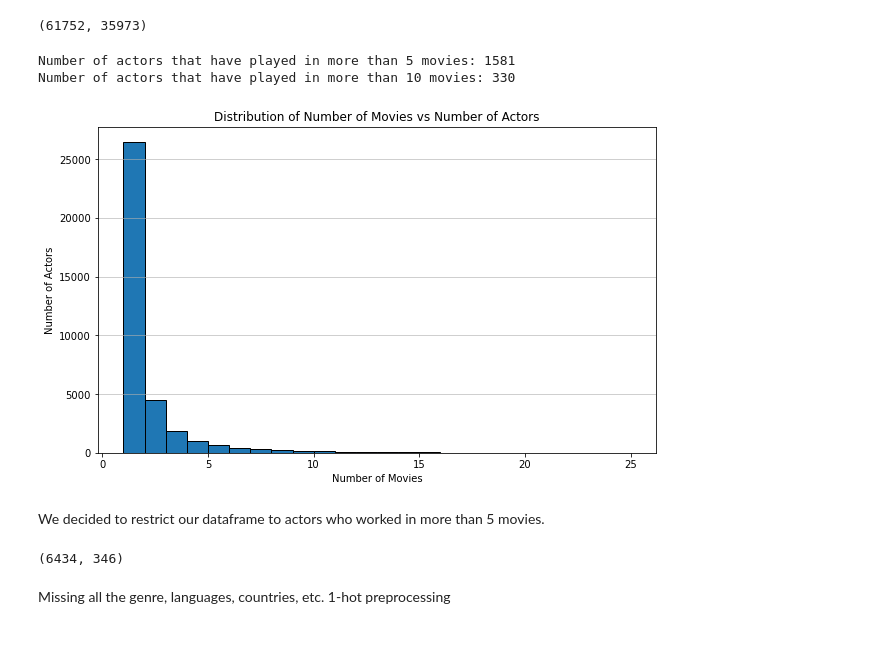
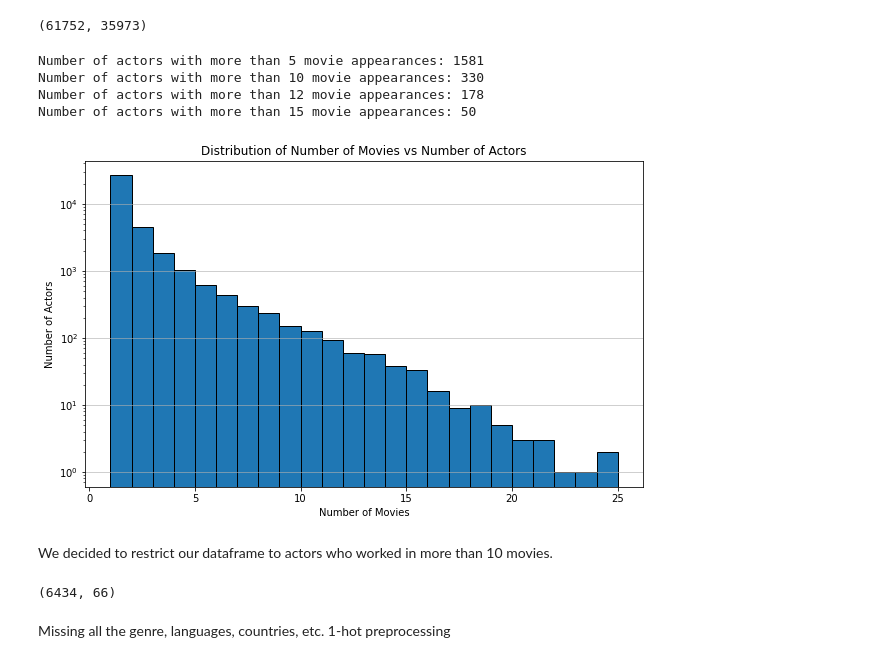
Before and after one commit to epfl-ada/ada-2023-project-shinebrightlikeadamon, a Jupyter notebook: network_analysis.ipynb, the cells around one changed output. Drawn from its saved outputs; the diff is of its cells as text; code cells hidden in the pictures.

```diff
--- a/network_analysis.ipynb
+++ b/network_analysis.ipynb
@@ -37,7 +21,7 @@ import warnings
 warnings.filterwarnings('ignore')
 # %%
 # Open the cleaned datasets from the cleaned_datasets folder
-movies = pd.read_csv('cleaned_datasets/movies_clean.csv', sep=',') #TODO sep ?
+movies = pd.read_csv('cleaned_datasets/movies_clean.csv')
 characters = pd.read_csv('cleaned_datasets/characters_clean.csv')
 actors_info = pd.read_csv('cleaned_datasets/actors_info_clean.csv')
 actors_list = pd.read_csv('cleaned_datasets/actors_list_clean.csv')
@@ -215,48 +133,47 @@ actor_one_hot = pd.get_dummies(
     data=movies_characters, columns=["freebase_actor_id"]
 )
 
-# Only include freebase_movie_id and one hot encoding of actors in dataframe
-actor_one_hot1 = actor_one_hot.filter(
+# Only include wikipedia_id and one hot encoding of actors in dataframe
+actor_one_hot = actor_one_hot.filter(
     regex="wikipedia_id|freebase_actor_id_"
 )
 
-actor_one_hot1.shape
+actor_one_hot.shape
 # %% [output]
 (61752, 35973)
 # %%
-# We want to try different thresholds for how many actors we include.
-# Exploring actors that have played in more than 10 and 15 movies.
-actor_one_hot_5 = actor_one_hot1.loc[:, actor_one_hot1.sum(axis=0) > 5]
-actor_one_hot_10 = actor_one_hot1.loc[:, actor_one_hot1.sum(axis=0) > 10]
+# Create subsets of actor one-hot encoding for different movie count thresholds
+actor_one_hot_5 = actor_one_hot.loc[:, actor_one_hot.sum(axis=0) > 5]
+actor_one_hot_10 = actor_one_hot.loc[:, actor_one_hot.sum(axis=0) > 10]
+actor_one_hot_12 = actor_one_hot.loc[:, actor_one_hot.sum(axis=0) > 12]
+actor_one_hot_15 = actor_one_hot.loc[:, actor_one_hot.sum(axis=0) > 15]
 
-print(
-    "Number of actors that have played in more than 5 movies: {}".format(
-        actor_one_hot_5.shape[1] - 1
-    )
-)
-print(
-    "Number of actors that have played in more than 10 movies: {}".format(
-        actor_one_hot_10.shape[1] - 1
-    )
-)
+# Print the number of actors that have played in more than 5 and 10 movies
+print("Number of actors with more than 5 movie appearances: {}".format(actor_one_hot_5.shape[1] - 1))
+print("Number of actors with more than 10 movie appearances: {}".format(actor_one_hot_10.shape[1] - 1))
+print("Number of actors with more than 12 movie appearances: {}".format(actor_one_hot_12.shape[1] - 1))
+print("Number of actors with more than 15 movie appearances: {}".format(actor_one_hot_15.shape[1] - 1))
 
-# Calculate the number of actors that have played in each number of movies
-num_actors_per_movie_count = actor_one_hot1.sum(axis=0)
+# Calculate the count of actors for each number of movie appearances
+actors_per_movie_count = actor_one_hot.sum(axis=0)
 
 # Remove the count of the "wikipedia_id" column
-num_actors_per_movie_count = num_actors_per_movie_count.drop("wikipedia_id")
+actors_per_movie_count = actors_per_movie_count.drop("wikipedia_id")
 
-# Create a histogram to visualize the distribution
+# Create a histrogram with logarithmic scale on the y-axis
 plt.figure(figsize=(10, 6))
-plt.hist(num_actors_per_movie_count, bins=range(1, num_actors_per_movie_count.max() + 1), edgecolor='k')
+plt.hist(actors_per_movie_count, bins=range(1, actors_per_movie_count.max() + 1), edgecolor='k')
 plt.xlabel('Number of Movies')
 plt.ylabel('Number of Actors')
 plt.title('Distribution of Number of Movies vs Number of Actors')
+plt.yscale('log')
 plt.grid(axis='y', alpha=0.75)
 plt.show()
 # %% [output]
-Number of actors that have played in more than 5 movies: 1581
-Number of actors that have played in more than 10 movies: 330
+Number of actors with more than 5 movie appearances: 1581
+Number of actors with more than 10 movie appearances: 330
+Number of actors with more than 12 movie appearances: 178
+Number of actors with more than 15 movie appearances: 50
-[figure, old version]
+[figure, new version]
 # %% [markdown]
-We decided to restrict our dataframe to actors who worked in more than 5 movies.
+We decided to restrict our dataframe to actors who worked in more than 10 movies.
@@ -263,15 +182,16 @@ We decided to restrict our dataframe to actors who worked in more than 5 movies.
 # %%
-# Grouping movies such that every movie correspond to only one row in the dataframe
-actor_one_hot_10 = actor_one_hot_10.groupby("wikipedia_id").agg("sum")
+# Grouping movies so that each movie corresponds to a single row in the dataframe
+movies_grouped_by_actor = actor_one_hot_choice.groupby("wikipedia_id").agg("sum")
 
-# Merging dummy actor columns with the movies
-movies_actors_10 = pd.merge(
-    movies, actor_one_hot_10, left_on="wikipedia_id", right_index=True
+# Merging the dummy actor columns with the movie data
+movies_actors_one_hot = pd.merge(
+    movies, movies_grouped_by_actor, left_on="wikipedia_id", right_index=True
 )
 
-movies_actors_10.shape
+# Check the shape of the resulting dataframe
+movies_actors_one_hot.shape
 # %% [output]
-(6434, 346)
+(6434, 66)
 # %% [markdown]
 Missing all the genre, languages, countries, etc. 1-hot preprocessing
 # %%
```
Also changed, not shown: parts of 25 cells of this notebook, 5 other files.
